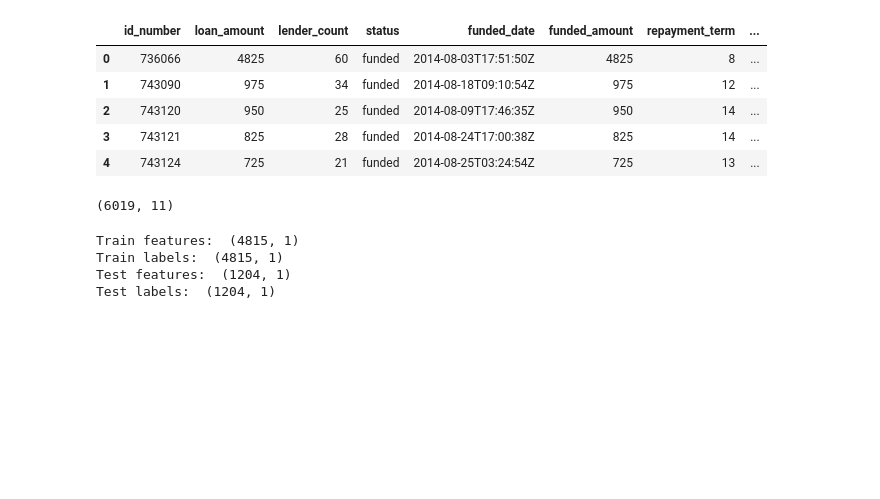
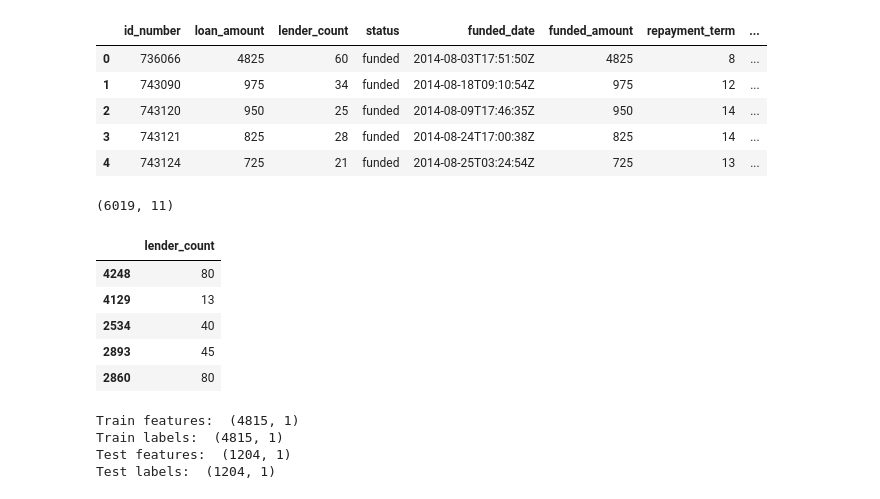
Before and after one commit to shebogholo/Machine-Learning-Algorithms, a Jupyter notebook: Linear Regression.ipynb, the cells around one changed output. Cells and saved outputs as stored; diff of their text form; code cells hidden in the pictures; blank space fills up the shorter version.

```diff
--- a/Linear Regression.ipynb
+++ b/Linear Regression.ipynb
@@ -208,6 +208,15 @@ data.shape
 X = data[['lender_count']]
 y = data[['loan_amount']]
 x_train, x_test, y_train,y_test = train_test_split(X, y, test_size=0.2, random_state=42)
+# %%
+x_train[:5]
+# %% [output]
+|  | lender_count |
+| 4248 | 80 |
+| 4129 | 13 |
+| 2534 | 40 |
+| 2893 | 45 |
+| 2860 | 80 |
 # %%
 print('Train features: ', x_train.shape)
 print('Train labels: ', y_train.shape)
```
Also changed, not shown: 5 other files.
